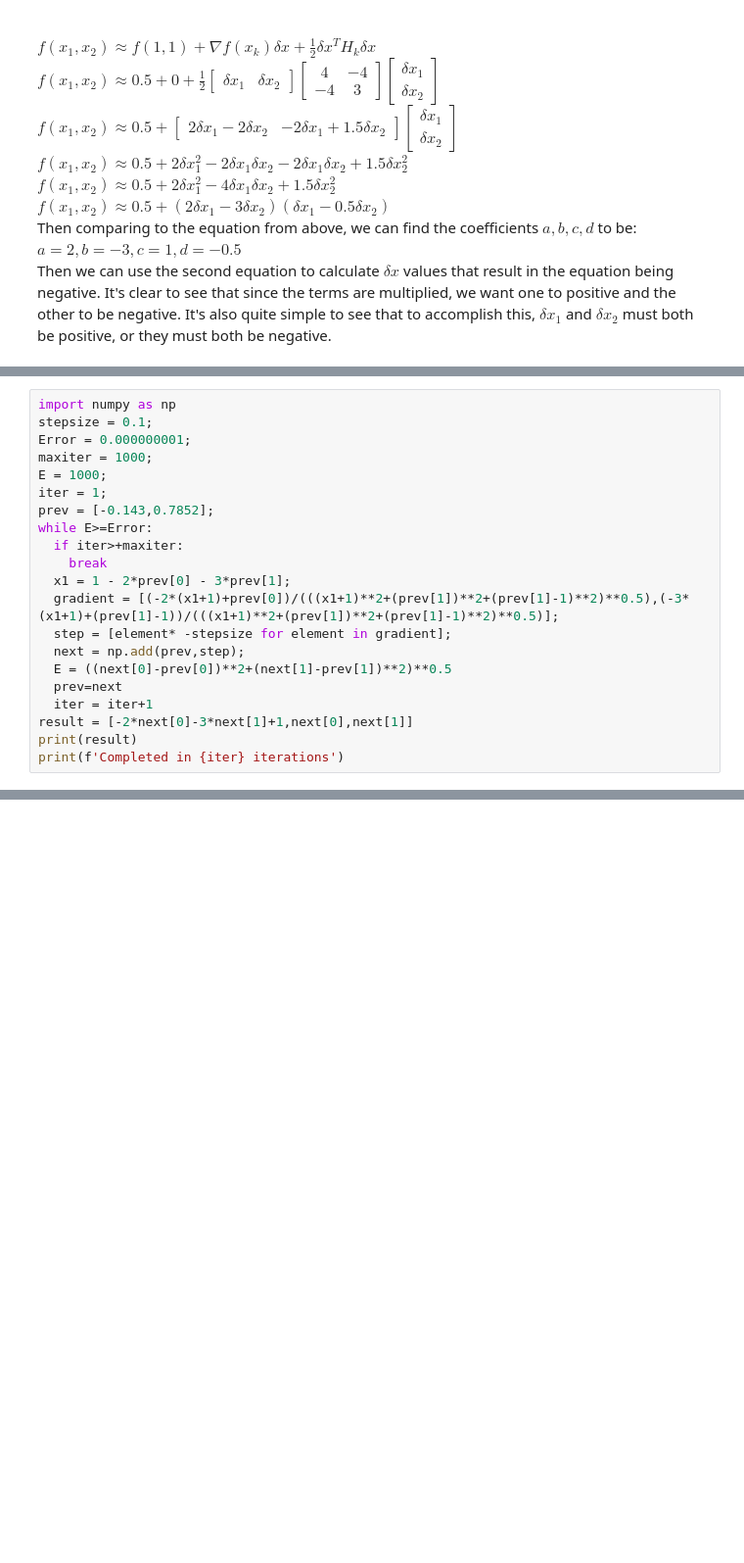
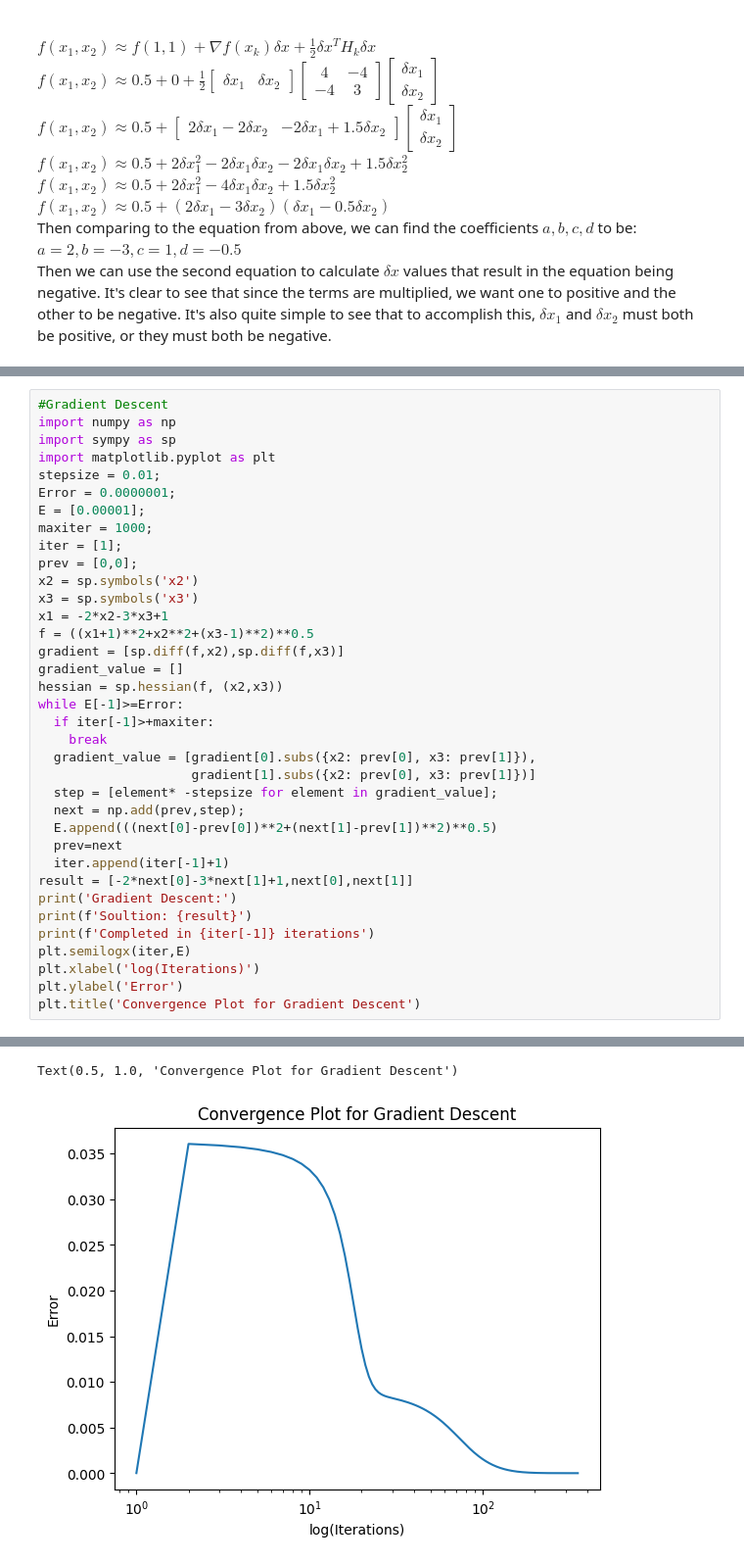
Before and after one commit to brheinfe/494-Homework, a Jupyter notebook: Homework2.ipynb, the cells around one changed output, grey strips where cells are left out. Shown: that part at 98% size. Saved outputs shown, nothing was run; the diff lists cells and outputs as text; blank space fills up the shorter version.

```diff
--- a/Homework2.ipynb
+++ b/Homework2.ipynb
@@ -81,22 +86,37 @@ $${\nabla}f = \left[\begin{array}{cc}
 # %%
+#Gradient Descent
 import numpy as np
-stepsize = 0.1;
-Error = 0.000000001;
+import sympy as sp
+import matplotlib.pyplot as plt
+stepsize = 0.01;
+Error = 0.0000001;
+E = [0.00001];
 maxiter = 1000;
-E = 1000;
-iter = 1;
-prev = [-0.143,0.7852];
-while E>=Error:
-  if iter>+maxiter:
+iter = [1];
+prev = [0,0];
+x2 = sp.symbols('x2')
+x3 = sp.symbols('x3')
+x1 = -2*x2-3*x3+1
+f = ((x1+1)**2+x2**2+(x3-1)**2)**0.5
+gradient = [sp.diff(f,x2),sp.diff(f,x3)]
+gradient_value = []
+hessian = sp.hessian(f, (x2,x3))
+while E[-1]>=Error:
+  if iter[-1]>+maxiter:
     break
-  x1 = 1 - 2*prev[0] - 3*prev[1];
-  gradient = [(-2*(x1+1)+prev[0])/(((x1+1)**2+(prev[1])**2+(prev[1]-1)**2)**0.5),(-3*(x1+1)+(prev[1]-1))/(((x1+1)**2+(prev[1])**2+(prev[1]-1)**2)**0.5)];
-  step = [element* -stepsize for element in gradient];
+  gradient_value = [gradient[0].subs({x2: prev[0], x3: prev[1]}),
+                    gradient[1].subs({x2: prev[0], x3: prev[1]})]
+  step = [element* -stepsize for element in gradient_value];
   next = np.add(prev,step);
-  E = ((next[0]-prev[0])**2+(next[1]-prev[1])**2)**0.5
+  E.append(((next[0]-prev[0])**2+(next[1]-prev[1])**2)**0.5)
   prev=next
-  iter = iter+1
+  iter.append(iter[-1]+1)
 result = [-2*next[0]-3*next[1]+1,next[0],next[1]]
-print(result)
-print(f'Completed in {iter} iterations')
+print('Gradient Descent:')
+print(f'Soultion: {result}')
+print(f'Completed in {iter[-1]} iterations')
+plt.semilogx(iter,E)
+plt.xlabel('log(Iterations)')
+plt.ylabel('Error')
+plt.title('Convergence Plot for Gradient Descent')
 # %% [output]
@@ -104,0 +126,2 @@ Completed in 79 iterations
+Text(0.5, 1.0, 'Convergence Plot for Gradient Descent')
+[figure, added]
```
Also changed, not shown: parts of 4 cells of this notebook.
